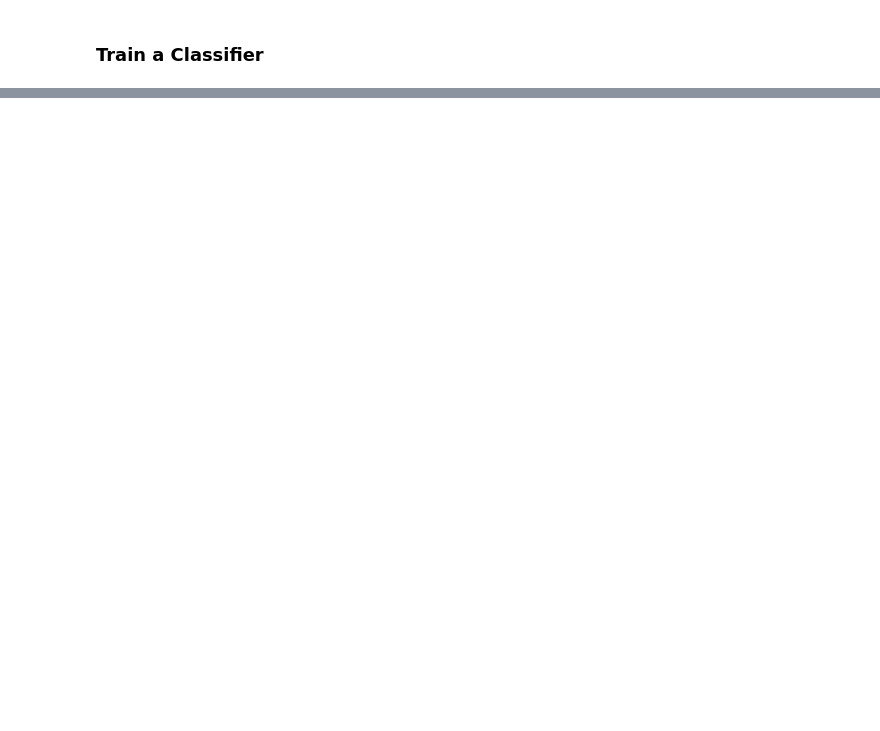
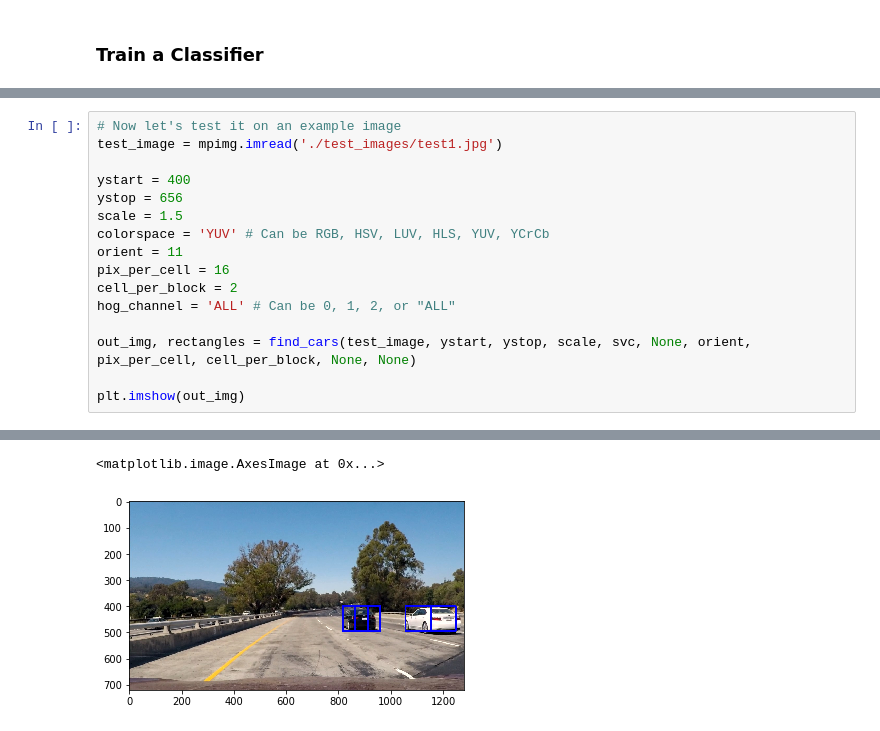
Before and after one commit to jingz8804/CarND-Vehicle-Detection, a Jupyter notebook: project-vechicle-detection.ipynb, the cells around one changed output, grey strips where cells are left out. Cells and saved outputs as stored; diff of their text form; blank space fills up the shorter version.

Commit message:
Adding the SVC classifier and test on an image

```diff
--- a/project-vechicle-detection.ipynb
+++ b/project-vechicle-detection.ipynb
@@ -225,0 +310,17 @@ For these 10 labels:  [ 1.  0.  1.  1.  0.  0.  1.  0.  1.  1.]
+# %%
+# Now let's test it on an example image
+test_image = mpimg.imread('./test_images/test1.jpg')
+
+ystart = 400
+ystop = 656
+scale = 1.5
+colorspace = 'YUV' # Can be RGB, HSV, LUV, HLS, YUV, YCrCb
+orient = 11
+pix_per_cell = 16
+cell_per_block = 2
+hog_channel = 'ALL' # Can be 0, 1, 2, or "ALL"
+
+out_img, rectangles = find_cars(test_image, ystart, ystop, scale, svc, None, orient, pix_per_cell, cell_per_block, None, None)
+
+plt.imshow(out_img)
+# %% [output]
@@ -225,0 +329,2 @@ For these 10 labels:  [ 1.  0.  1.  1.  0.  0.  1.  0.  1.  1.]
+<matplotlib.image.AxesImage at 0x...>
+[figure, added]
```
Also changed, not shown: parts of 6 cells of this notebook.
